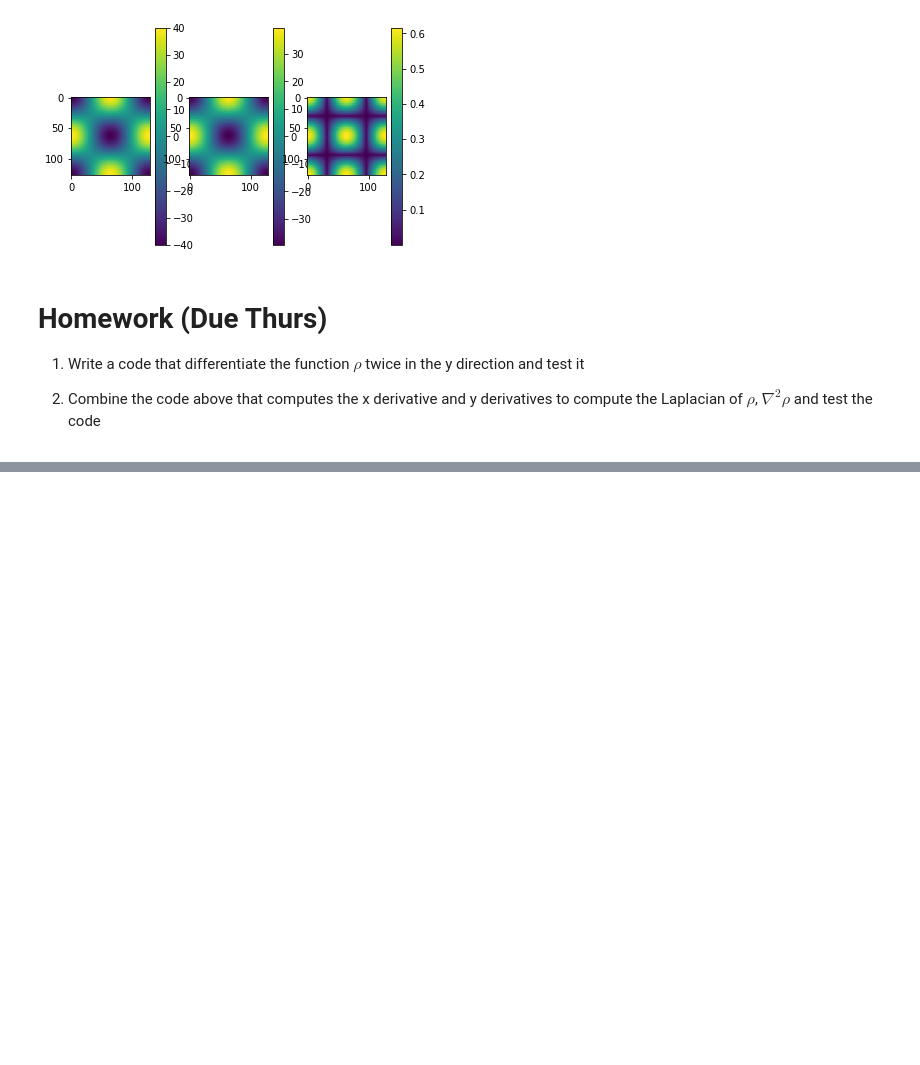
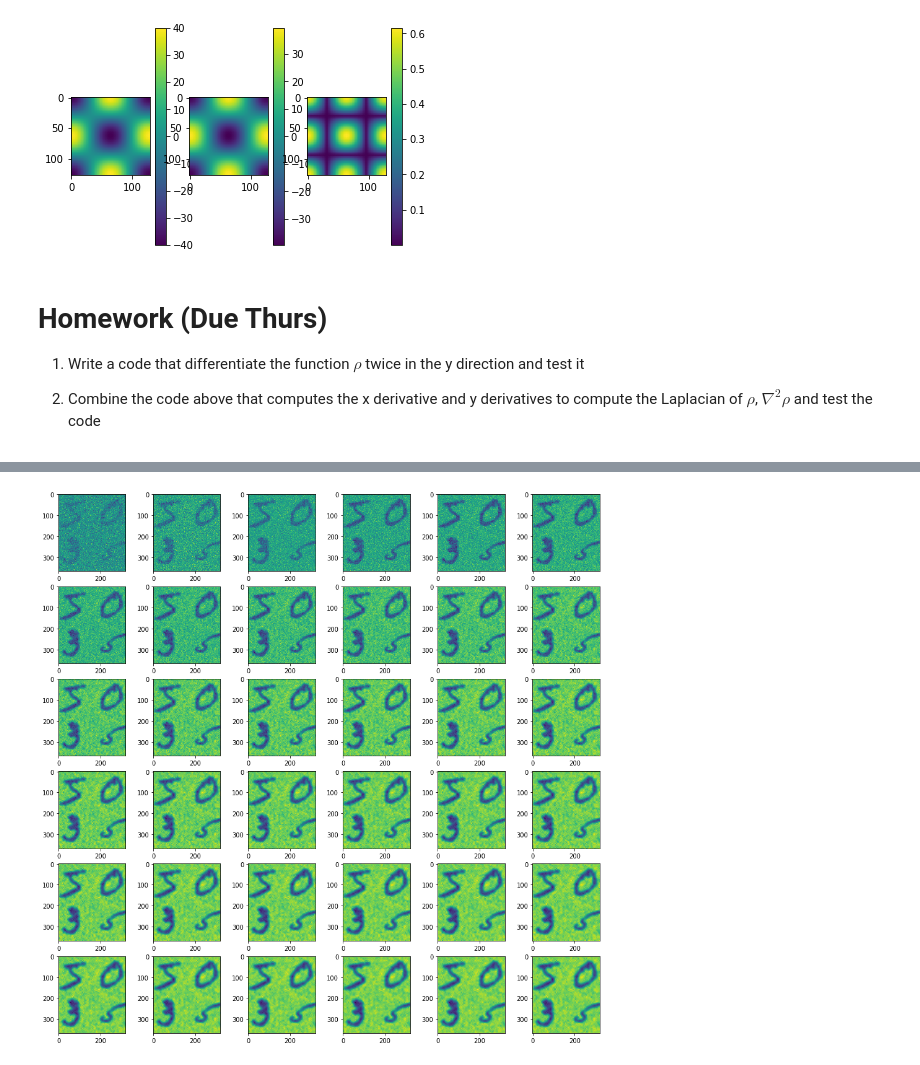
Before and after one commit to TwoOrangeOneApple/ComputationalGeoCourse, a Jupyter notebook: fluxBalace.ipynb, the cells around one changed output, grey strips where cells are left out. Cells and saved outputs as stored; diff of their text form; code cells hidden in the pictures; blank space fills up the shorter version.

```diff
--- a/fluxBalace.ipynb
+++ b/fluxBalace.ipynb
@@ -213,0 +330,13 @@ and test the code
+# %%
+# Smooth the data and renove noise
+nt = 36
+hx = 1; h2 = 1; dt = 0.25
+In = solveHeatEq(dataN,hx,hy,dt,nt)
+# plot it
+plt.figure(figsize = (16,16))
+for i in range(36):
+    Img  = In[:,:,i]
+    plt.subplot(6,6,i+1)
+    plt.imshow(Img)
+# %% [output]
+[figure, added]
```
Also changed, not shown: parts of 12 cells of this notebook.
